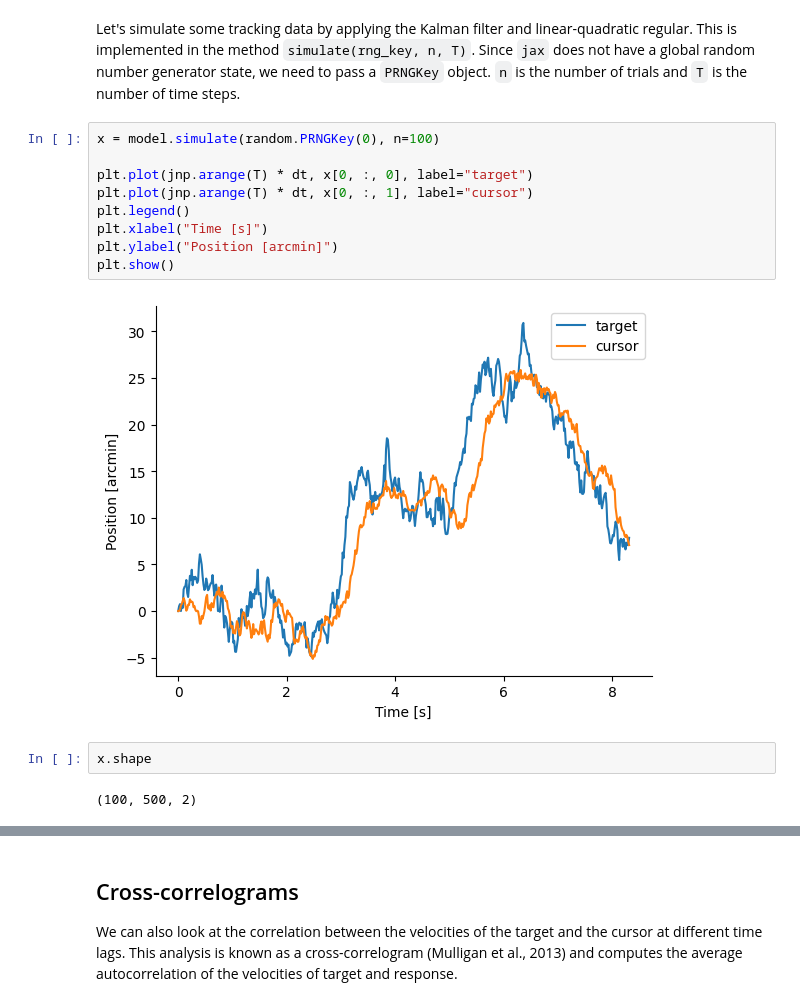
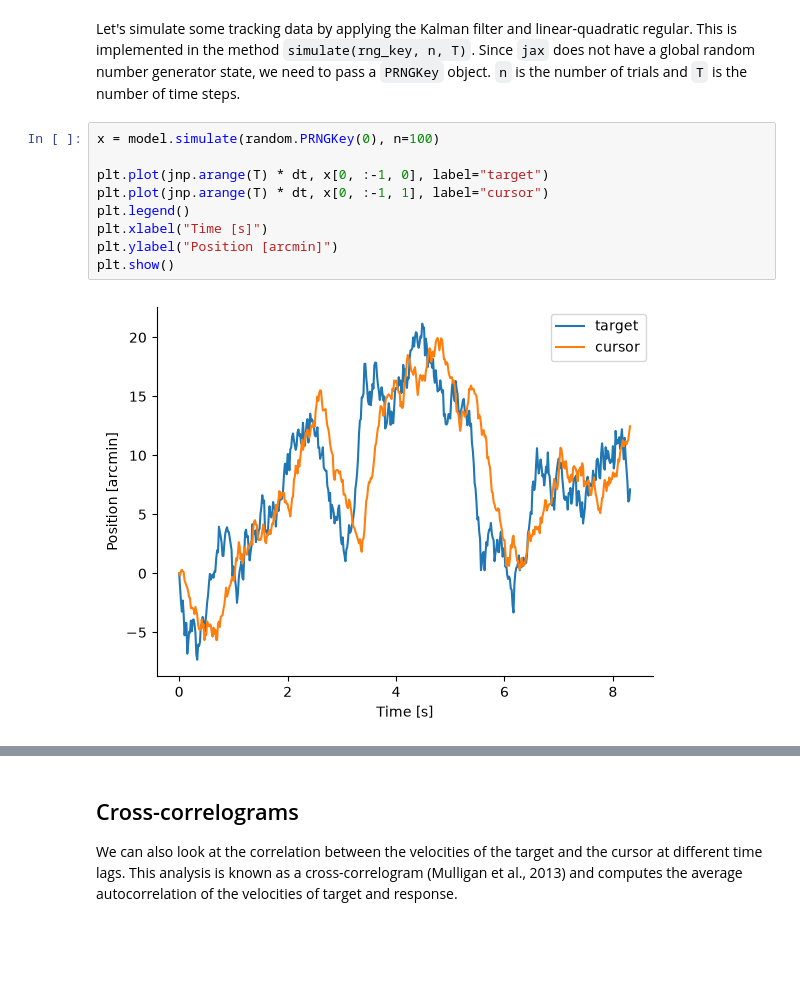
Before and after one commit to RothkopfLab/lqg, a Jupyter notebook: notebooks/Tutorial.ipynb, the cells around one changed output, grey strips where cells are left out. Cells and saved outputs as stored; diff of their text form; blank space fills up the shorter version.

```diff
--- a/notebooks/Tutorial.ipynb
+++ b/notebooks/Tutorial.ipynb
@@ -178,15 +167,11 @@ Let's simulate some tracking data by applying the Kalman filter and linear-quadr
 # %%
 x = model.simulate(random.PRNGKey(0), n=100)
 
-plt.plot(jnp.arange(T) * dt, x[0, :, 0], label="target")
-plt.plot(jnp.arange(T) * dt, x[0, :, 1], label="cursor")
+plt.plot(jnp.arange(T) * dt, x[0, :-1, 0], label="target")
+plt.plot(jnp.arange(T) * dt, x[0, :-1, 1], label="cursor")
 plt.legend()
 plt.xlabel("Time [s]")
 plt.ylabel("Position [arcmin]")
 plt.show()
 # %% [output]
-[figure, old version]
+[figure, new version]
-# %%
-x.shape
-# %% [output]
-(100, 500, 2)
```
Also changed, not shown: parts of 6 cells of this notebook, 1 other file.
